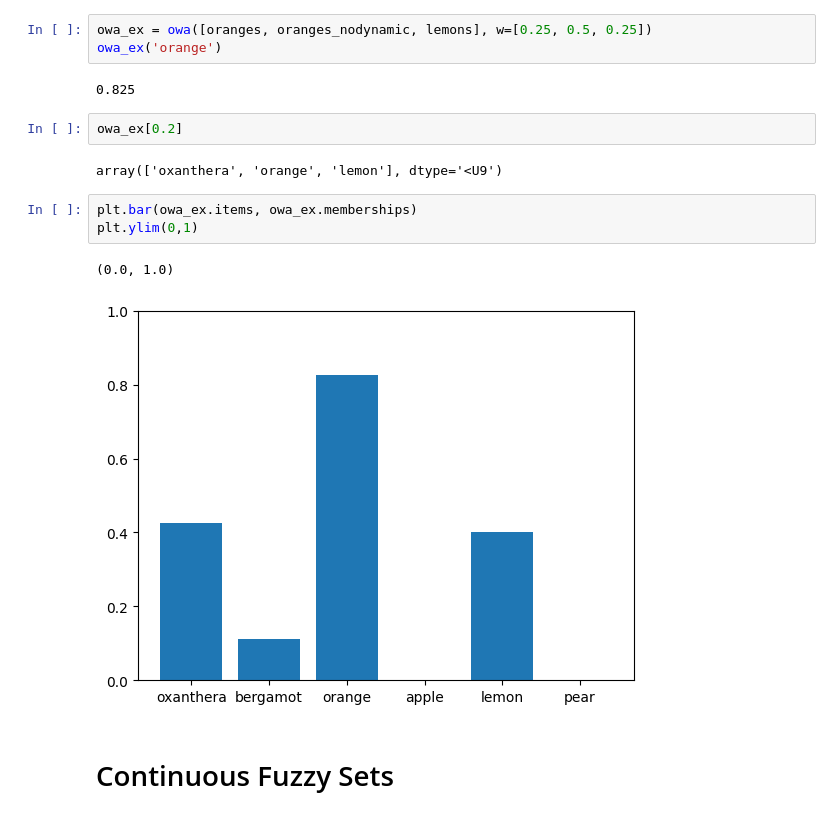
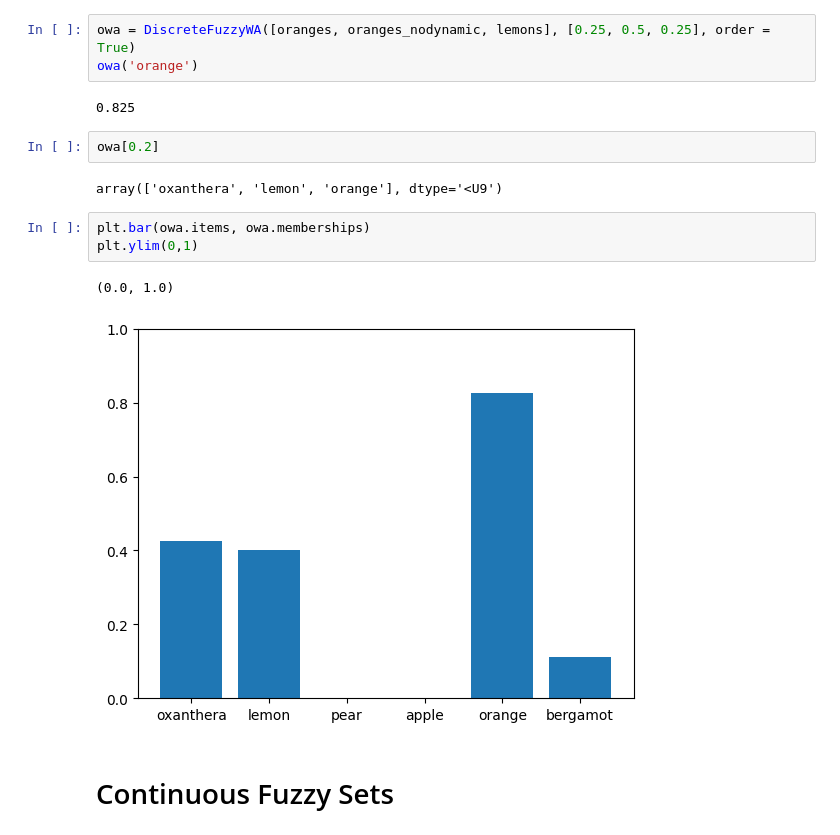
Before and after one commit to AndreaCampagner/softpy, a Jupyter notebook: examples/example_fuzzy_sets.ipynb, the cells around one changed output. Cells and saved outputs as stored; diff of their text form.

```diff
--- a/examples/example_fuzzy_sets.ipynb
+++ b/examples/example_fuzzy_sets.ipynb
@@ -150,20 +146,20 @@ where $F_{(1)}(x), \ldots, F_{(n)}(x)$ is the ordering of $F_1, \ldots, F_n$ in
 
 The reason for implementing the OWA operators as specialized classes stems from the fact that the logic for the OWA operator is more complicated and it is naturally defined as an n-ary operator (for any n) where weights are pre-specified
 # %%
-owa_ex = owa([oranges, oranges_nodynamic, lemons], w=[0.25, 0.5, 0.25])
-owa_ex('orange')
+owa = DiscreteFuzzyWA([oranges, oranges_nodynamic, lemons], [0.25, 0.5, 0.25], order = True)
+owa('orange')
 # %% [output]
 0.825
 # %%
-owa_ex[0.2]
+owa[0.2]
 # %% [output]
-array(['oxanthera', 'orange', 'lemon'], dtype='<U9')
+array(['oxanthera', 'lemon', 'orange'], dtype='<U9')
 # %%
-plt.bar(owa_ex.items, owa_ex.memberships)
+plt.bar(owa.items, owa.memberships)
 plt.ylim(0,1)
 # %% [output]
 (0.0, 1.0)
-[figure, old version]
+[figure, new version]
 # %% [markdown]
 # Continuous Fuzzy Sets
 # %% [markdown]
```
Also changed, not shown: parts of 15 cells of this notebook, 39 other files.
